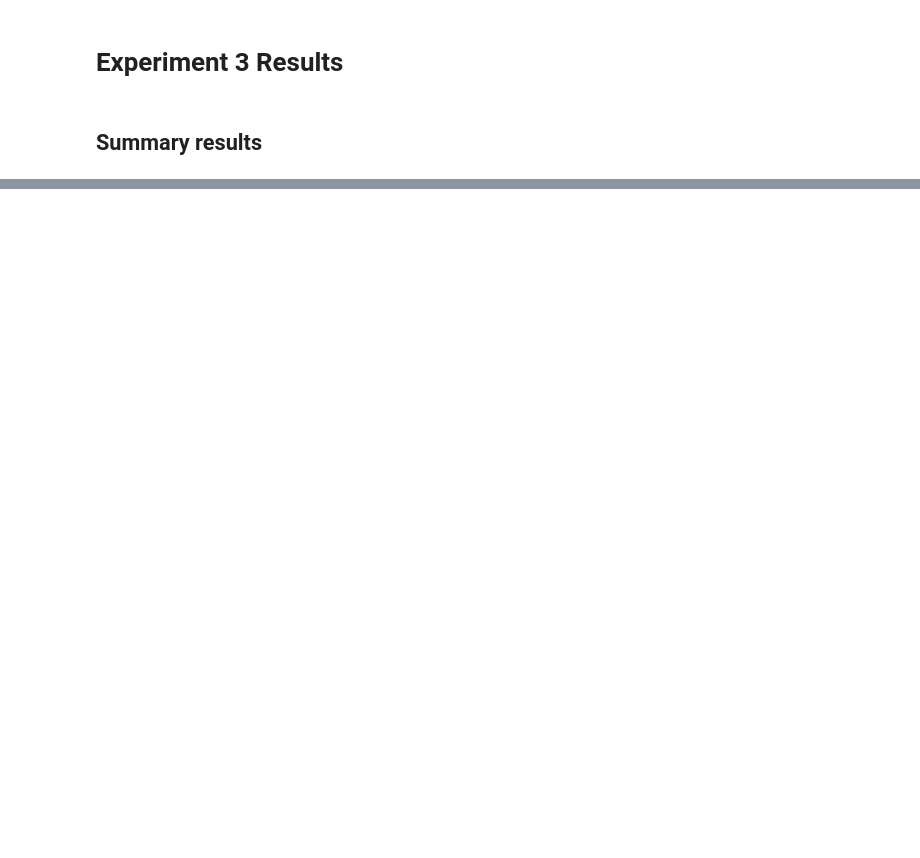
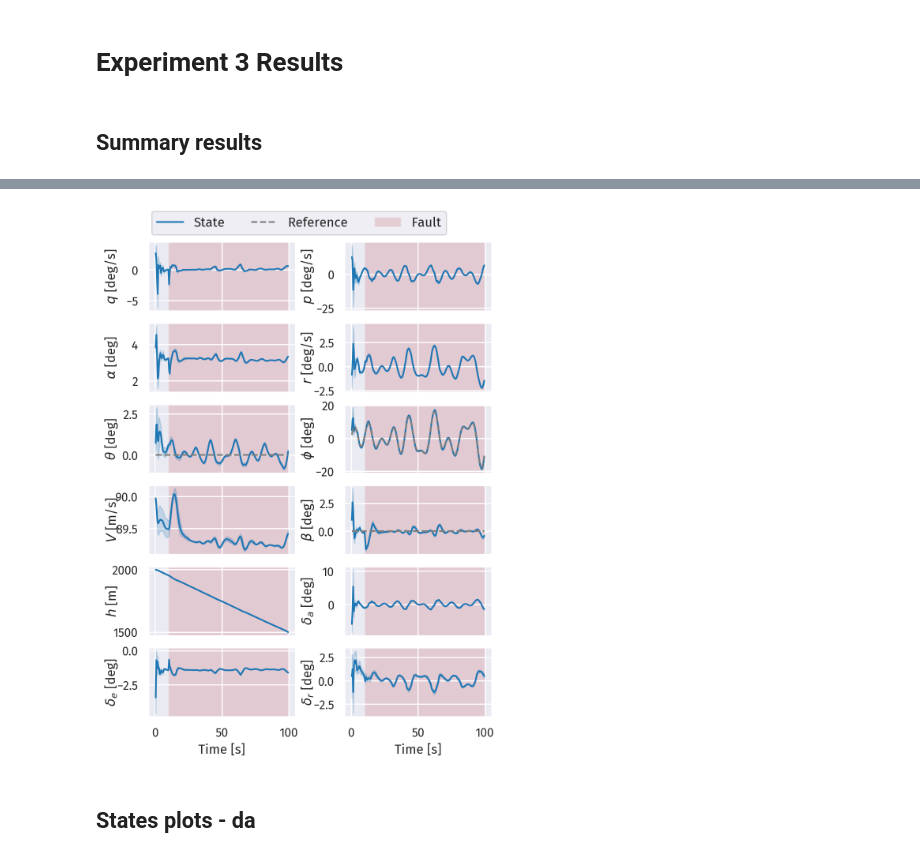
Before and after one commit to iamlucasvieira/HybridRL-FlightControl, a Jupyter notebook: src/results/notebooks/exp3_fault.ipynb, the cells around one changed output, grey strips where cells are left out. Drawn from its saved outputs; the diff is of its cells as text; code cells hidden in the pictures; blank space fills up the shorter version.

Commit message:
Add all data and plots for experiments

```diff
--- a/src/results/notebooks/exp3_fault.ipynb
+++ b/src/results/notebooks/exp3_fault.ipynb
@@ -121,0 +16,5 @@ style(font={'family': 'Fira Sans, Helvetica, Arial, sans-serif', 'color': '#3333
+# %%
+df_sac_de_summary = pd.read_csv(Path().data / 'exp3_fault_fp41w198_summary.csv')
+df_dsac_de_summary = pd.read_csv(Path().data / 'exp3_fault_wartuvh0_summary.csv')
+df_sac_da_summary = pd.read_csv(Path().data / 'exp3_fault_ciavee5i_summary.csv')
+df_dsac_da_summary = pd.read_csv(Path().data / 'exp3_fault_ckektqy3_summary.csv')
@@ -121,0 +56,22 @@ style(font={'family': 'Fira Sans, Helvetica, Arial, sans-serif', 'color': '#3333
+# %%
+df_sac_eval = wandb2df(pd.read_csv(Path().data / 'exp3_sac_eval_de.csv'), "eval/step")
+df_sac_eval_states = wandb2df(pd.read_csv(Path().data / 'exp3_sac_eval_states_de.csv'), "citation_states/step")
+df_sac_online = wandb2df(pd.read_csv(Path().data / 'exp3_sac_online_de.csv'), "online/step")
+df_sac_online_states = wandb2df(pd.read_csv(Path().data / 'exp3_sac_online_states_de.csv'), "online_states/step")
+
+df_dsac_eval = wandb2df(pd.read_csv(Path().data / 'exp3_dsac_eval_de.csv'), "eval/step")
+df_dsac_eval_states = wandb2df(pd.read_csv(Path().data / 'exp3_dsac_eval_states_de.csv'), "citation_states/step")
+df_dsac_online = wandb2df(pd.read_csv(Path().data / 'exp3_dsac_online_de.csv'), "online/step")
+df_dsac_online.rename(columns={"action_da": "da", "action_dr": "dr", "action_de": "de"}, inplace=True)
+df_dsac_online_states = wandb2df(pd.read_csv(Path().data / 'exp3_dsac_online_states_de.csv'), "online_states/step")
+# %%
+def plot_fault_shadow(fig, ax):
+    for ax_subplot in ax.reshape(-1):
+        ax_subplot.axvspan(10, 100, facecolor='r', alpha=0.2, zorder=-100)
+
+    state_color = "tab:blue"  # Assign consistent color to state lines
+    ref_color = "tab:gray"  # Assign consistent color to reference lines
+    state_line = mlines.Line2D([], [], color=state_color, label='State')
+    ref_line = mlines.Line2D([], [], color=ref_color, linestyle="dashed", label='Reference')
+    span_shadow = ax[0, 0].axvspan(0, 0, facecolor='r', alpha=0.2, zorder=-100, label="Fault")
+    fig.legend(handles=[state_line, ref_line, span_shadow], loc='upper center', ncol=3, fontsize=12)
@@ -121,0 +87,11 @@ style(font={'family': 'Fira Sans, Helvetica, Arial, sans-serif', 'color': '#3333
+# %%
+df_track, df_states = get_track_and_states_df(df_dsac_de_summary, df_dsac_online, df_dsac_online_states)
+fig, ax = plot_states(df_track, df_states, with_legend=False)
+plot_fault_shadow(fig, ax)
+
+if False:
+    plt.savefig(Path().paper_figures / 'exp3_dsac_hybrid_de.pdf', bbox_inches='tight')
+# %% [output]
+[figure, added]
+# %% [markdown]
+## States plots - da
```
Also changed, not shown: parts of 22 cells of this notebook, 47 other files.
